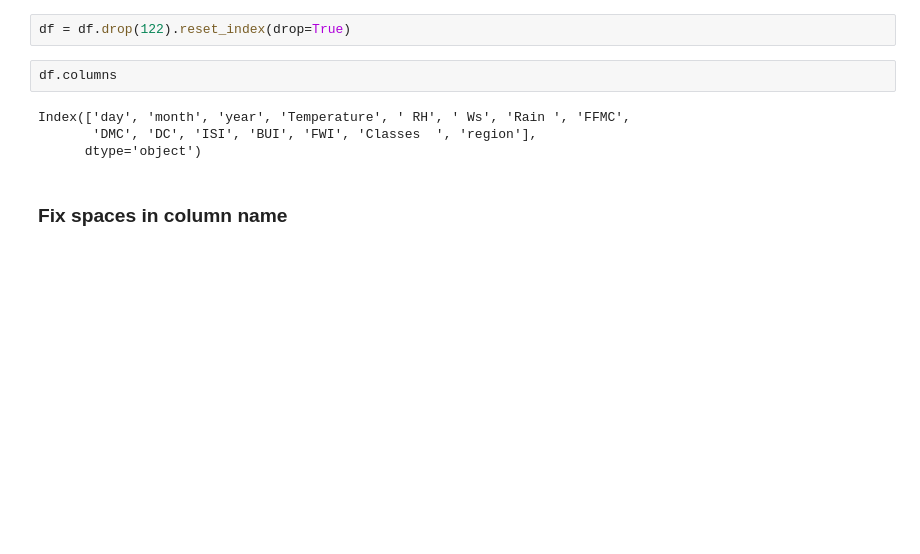
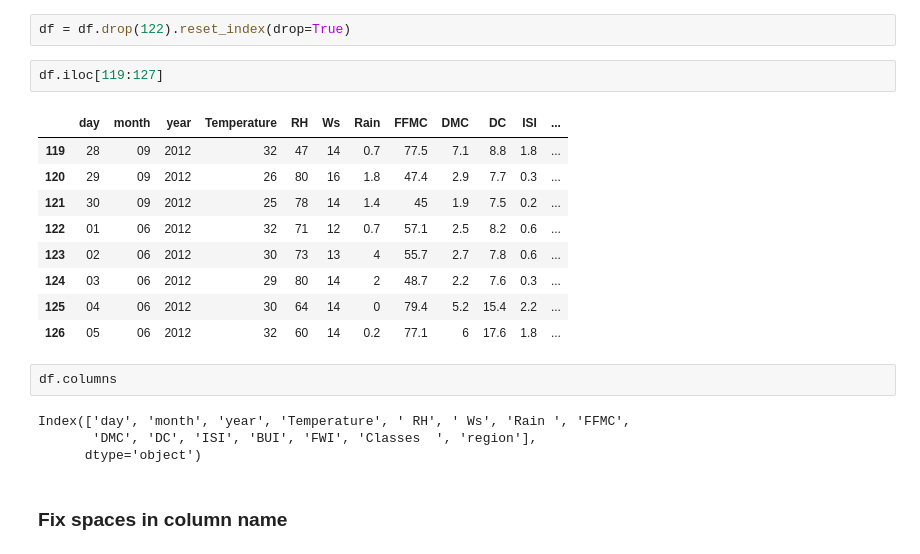
Before and after one commit to ItRachii/Udemy, a Jupyter notebook: Krish Naik/DS, ML, DL and NLP/03 ML/02 Ridge, Lasso and ElasticNet Regression/Ridge, Lasso Regression.ipynb, the cells around one changed output. Cells and saved outputs as stored; diff of their text form; blank space fills up the shorter version.

```diff
--- a/Krish Naik/DS, ML, DL and NLP/03 ML/02 Ridge, Lasso and ElasticNet Regression/Ridge, Lasso Regression.ipynb
+++ b/Krish Naik/DS, ML, DL and NLP/03 ML/02 Ridge, Lasso and ElasticNet Regression/Ridge, Lasso Regression.ipynb
@@ -203,5 +220,17 @@ df.iloc[122]
 # %%
 df = df.drop(122).reset_index(drop=True)
+# %%
+df.iloc[119:127]
+# %% [output]
+|  | day | month | year | Temperature | RH | Ws | Rain | FFMC | DMC | DC | ISI | ... |
+| 119 | 28 | 09 | 2012 | 32 | 47 | 14 | 0.7 | 77.5 | 7.1 | 8.8 | 1.8 | ... |
+| 120 | 29 | 09 | 2012 | 26 | 80 | 16 | 1.8 | 47.4 | 2.9 | 7.7 | 0.3 | ... |
+| 121 | 30 | 09 | 2012 | 25 | 78 | 14 | 1.4 | 45 | 1.9 | 7.5 | 0.2 | ... |
+| 122 | 01 | 06 | 2012 | 32 | 71 | 12 | 0.7 | 57.1 | 2.5 | 8.2 | 0.6 | ... |
+| 123 | 02 | 06 | 2012 | 30 | 73 | 13 | 4 | 55.7 | 2.7 | 7.8 | 0.6 | ... |
+| 124 | 03 | 06 | 2012 | 29 | 80 | 14 | 2 | 48.7 | 2.2 | 7.6 | 0.3 | ... |
+| 125 | 04 | 06 | 2012 | 30 | 64 | 14 | 0 | 79.4 | 5.2 | 15.4 | 2.2 | ... |
+| 126 | 05 | 06 | 2012 | 32 | 60 | 14 | 0.2 | 77.1 | 6 | 17.6 | 1.8 | ... |
 # %%
 df.columns
 # %% [output]
```
Also changed, not shown: parts of 3 cells of this notebook.
